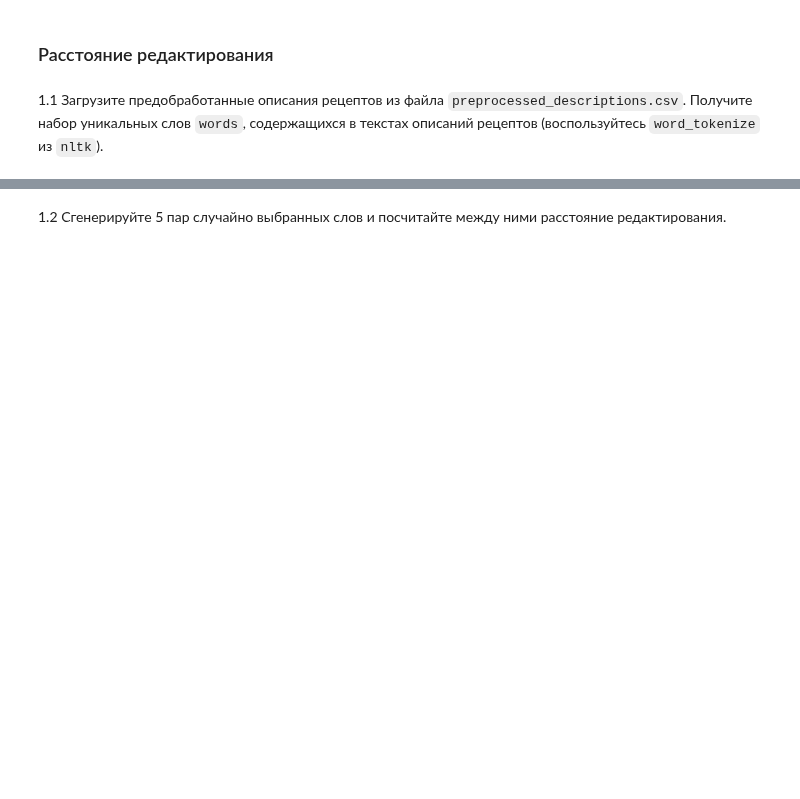
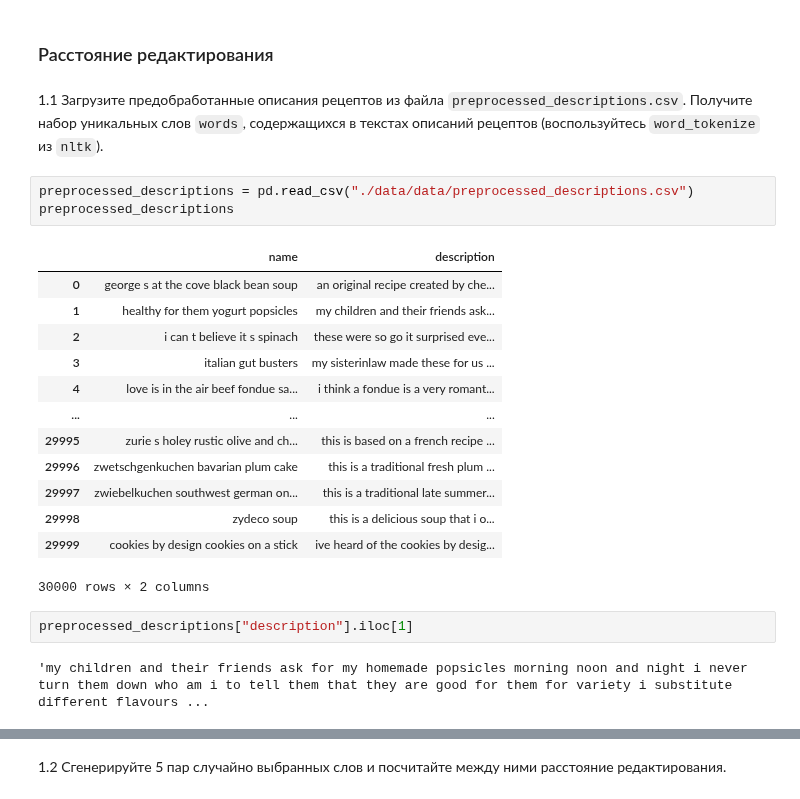
Before and after one commit to Amikuto/BigDataPT-BDPT-, a Jupyter notebook: Lesson9/09_string_2_Фамилия_Имя_Группа.ipynb, the cells around one changed output, grey strips where cells are left out. Drawn from its saved outputs; the diff is of its cells as text; blank space fills up the shorter version.

```diff
--- a/Lesson9/09_string_2_Фамилия_Имя_Группа.ipynb
+++ b/Lesson9/09_string_2_Фамилия_Имя_Группа.ipynb
@@ -120,3 +130,24 @@ cv.vocabulary_
 ### Расстояние редактирования
 # %% [markdown]
 1.1 Загрузите предобработанные описания рецептов из файла `preprocessed_descriptions.csv`. Получите набор уникальных слов `words`, содержащихся в текстах описаний рецептов (воспользуйтесь `word_tokenize` из `nltk`).
+# %%
+preprocessed_descriptions = pd.read_csv("./data/data/preprocessed_descriptions.csv")
+preprocessed_descriptions
+# %% [output]
+|  | name | description |
+| 0 | george s at the cove black bean soup | an original recipe created by che... |
+| 1 | healthy for them yogurt popsicles | my children and their friends ask... |
+| 2 | i can t believe it s spinach | these were so go it surprised eve... |
+| 3 | italian gut busters | my sisterinlaw made these for us ... |
+| 4 | love is in the air beef fondue sa... | i think a fondue is a very romant... |
+| ... | ... | ... |
+| 29995 | zurie s holey rustic olive and ch... | this is based on a french recipe ... |
+| 29996 | zwetschgenkuchen bavarian plum cake | this is a traditional fresh plum ... |
+| 29997 | zwiebelkuchen southwest german on... | this is a traditional late summer... |
+| 29998 | zydeco soup | this is a delicious soup that i o... |
+| 29999 | cookies by design cookies on a stick | ive heard of the cookies by desig... |
+30000 rows × 2 columns
+# %%
+preprocessed_descriptions["description"].iloc[1]
+# %% [output]
+'my children and their friends ask for my homemade popsicles morning noon and night i never turn them down who am i to tell them that they are good for them for variety i substitute different flavours ...
```
Also changed, not shown: parts of 9 cells of this notebook, 1 other file.
